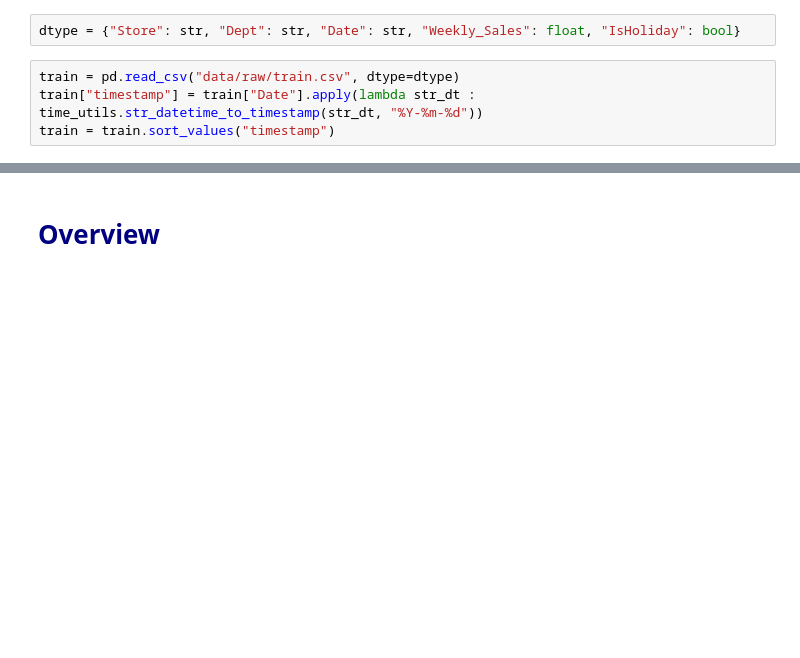
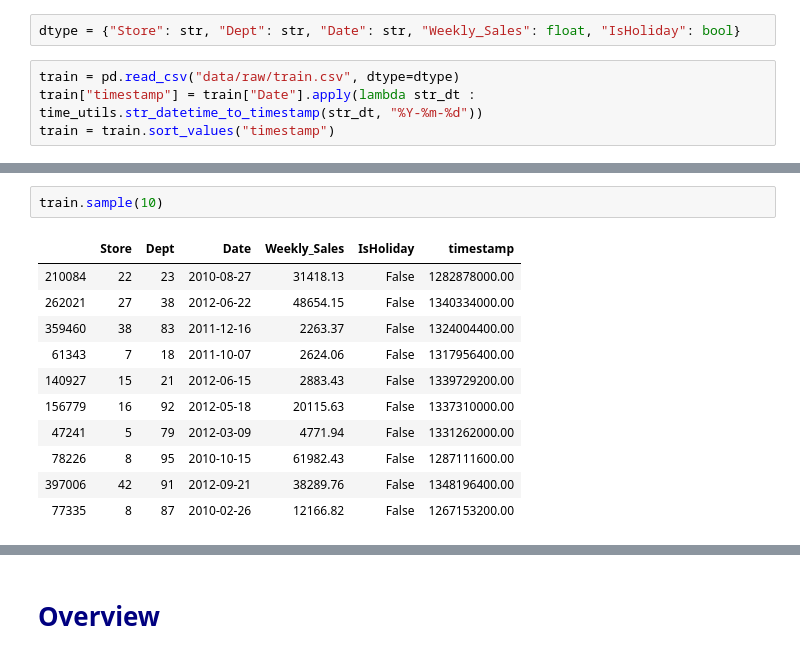
Before and after one commit to talestsp/walmart-recruiting-store-sales-forecasting, a Jupyter notebook: notebooks/exploration/EDA - Weekly Sales.ipynb, the cells around one changed output, grey strips where cells are left out. Drawn from its saved outputs; the diff is of its cells as text; blank space fills up the shorter version.

```diff
--- a/notebooks/exploration/EDA - Weekly Sales.ipynb
+++ b/notebooks/exploration/EDA - Weekly Sales.ipynb
@@ -46,2 +53,16 @@ print("Total train size: {}".format(len(train)))
+# %%
+train.sample(10)
+# %% [output]
+|  | Store | Dept | Date | Weekly_Sales | IsHoliday | timestamp |
+| 210084 | 22 | 23 | 2010-08-27 | 31418.13 | False | 1282878000.00 |
+| 262021 | 27 | 38 | 2012-06-22 | 48654.15 | False | 1340334000.00 |
+| 359460 | 38 | 83 | 2011-12-16 | 2263.37 | False | 1324004400.00 |
+| 61343 | 7 | 18 | 2011-10-07 | 2624.06 | False | 1317956400.00 |
+| 140927 | 15 | 21 | 2012-06-15 | 2883.43 | False | 1339729200.00 |
+| 156779 | 16 | 92 | 2012-05-18 | 20115.63 | False | 1337310000.00 |
+| 47241 | 5 | 79 | 2012-03-09 | 4771.94 | False | 1331262000.00 |
+| 78226 | 8 | 95 | 2010-10-15 | 61982.43 | False | 1287111600.00 |
+| 397006 | 42 | 91 | 2012-09-21 | 38289.76 | False | 1348196400.00 |
+| 77335 | 8 | 87 | 2010-02-26 | 12166.82 | False | 1267153200.00 |
 # %%
 train.head(3).append(train.tail(3))
```
Also changed, not shown: parts of 33 cells of this notebook, 2 other files.
